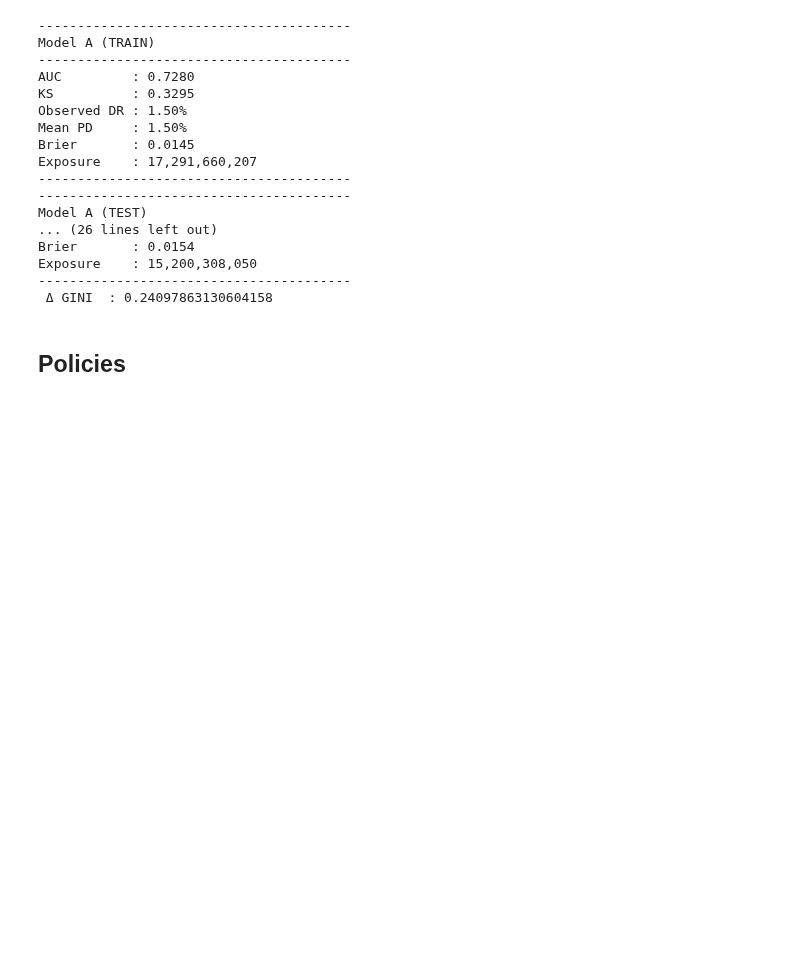
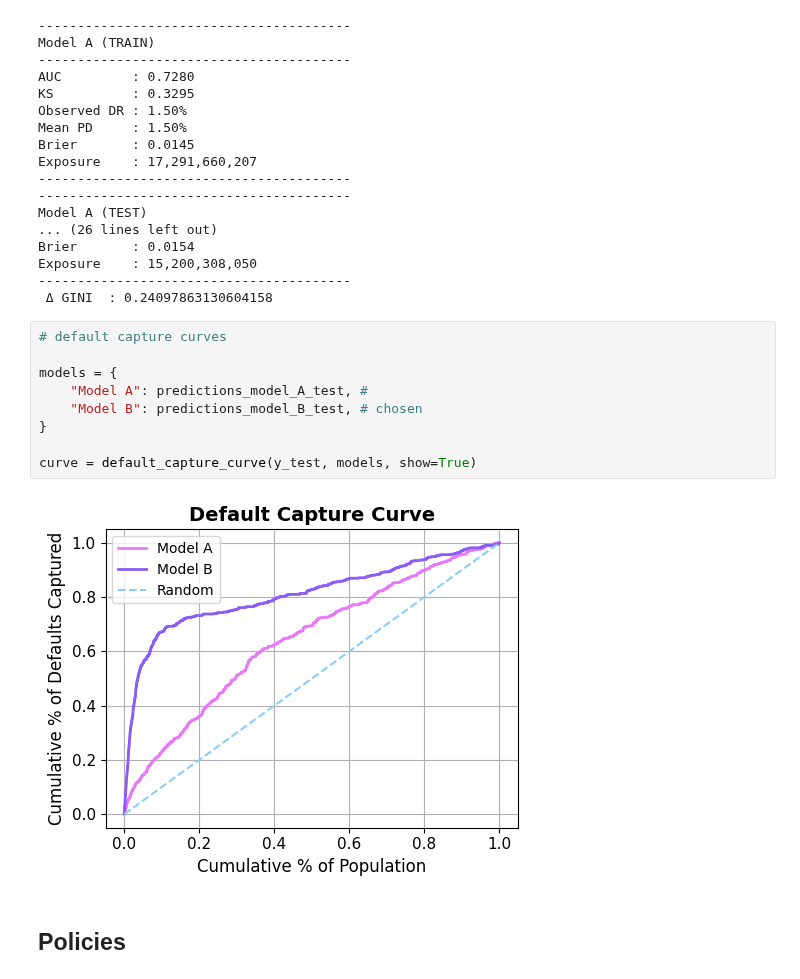
Before and after one commit to kostis2019/CASE-STUDY-MORTGAGES, a Jupyter notebook: Case-Study-Mortgages.ipynb, the cells around one changed output. Cells and saved outputs as stored; diff of their text form; blank space fills up the shorter version.

```diff
--- a/Case-Study-Mortgages.ipynb
+++ b/Case-Study-Mortgages.ipynb
@@ -325,6 +325,17 @@ Brier       : 0.0154
 Exposure    : 15,200,308,050
 ----------------------------------------
  Δ GINI  : 0.24097863130604158
+# %%
+# default capture curves
+
+models = {
+    "Model A": predictions_model_A_test, #
+    "Model B": predictions_model_B_test, # chosen
+}
+
+curve = default_capture_curve(y_test, models, show=True)
+# %% [output]
+[figure, added]
 # %% [markdown]
 ## Policies
 # %% [markdown]
```
Also changed, not shown: parts of 6 cells of this notebook, 2 other files.
